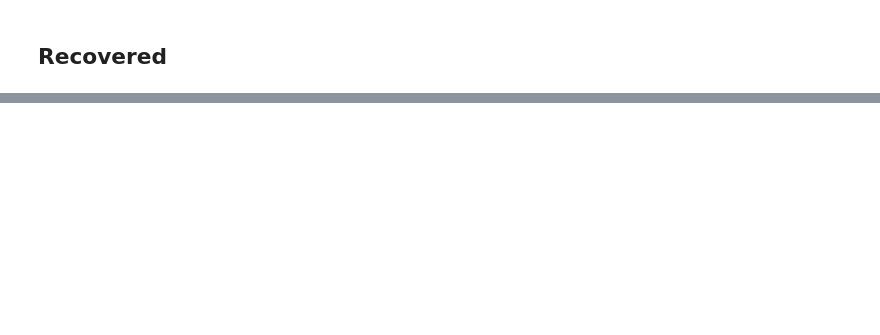
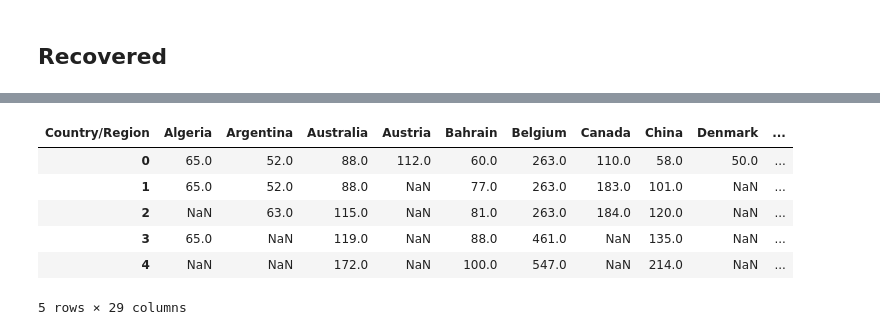
Before and after one commit to datacamp/COVID-19-EDA-tutorial, a Jupyter notebook: notebooks/1-COVID-19-EDA-solution.ipynb, the cells around one changed output, grey strips where cells are left out. Cells and saved outputs as stored; diff of their text form; code cells hidden in the pictures; blank space fills up the shorter version.

```diff
--- a/notebooks/1-COVID-19-EDA-solution.ipynb
+++ b/notebooks/1-COVID-19-EDA-solution.ipynb
@@ -364,0 +346,10 @@ plt.title('Recovered Patients Logarithmic Time Series', fontsize=20);
+# %%
+clean_df.head()
+# %% [output]
+| Country/Region | Algeria | Argentina | Australia | Austria | Bahrain | Belgium | Canada | China | Denmark | ... |
+| 0 | 65.0 | 52.0 | 88.0 | 112.0 | 60.0 | 263.0 | 110.0 | 58.0 | 50.0 | ... |
+| 1 | 65.0 | 52.0 | 88.0 | NaN | 77.0 | 263.0 | 183.0 | 101.0 | NaN | ... |
+| 2 | NaN | 63.0 | 115.0 | NaN | 81.0 | 263.0 | 184.0 | 120.0 | NaN | ... |
+| 3 | 65.0 | NaN | 119.0 | NaN | 88.0 | 461.0 | NaN | 135.0 | NaN | ... |
+| 4 | NaN | NaN | 172.0 | NaN | 100.0 | 547.0 | NaN | 214.0 | NaN | ... |
+5 rows × 29 columns
```
Also changed, not shown: parts of 33 cells of this notebook.
